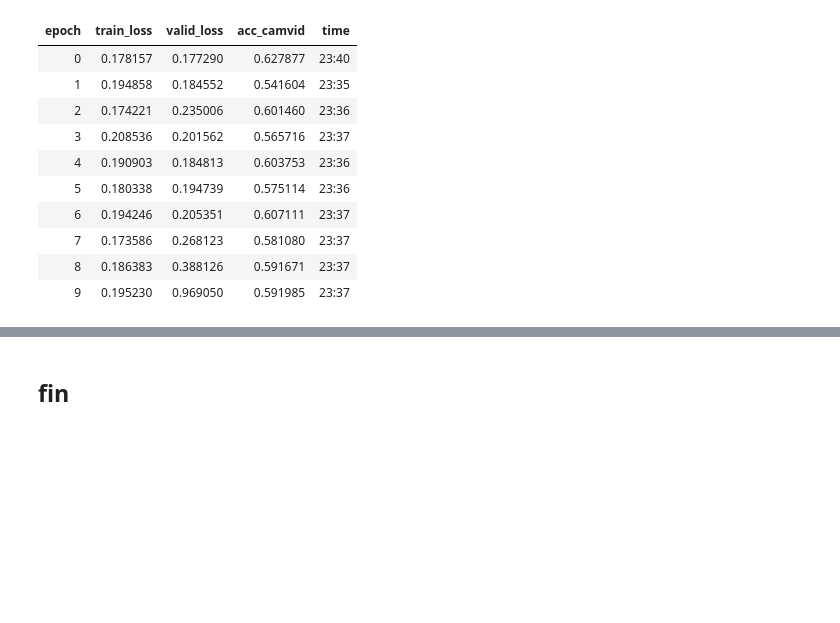
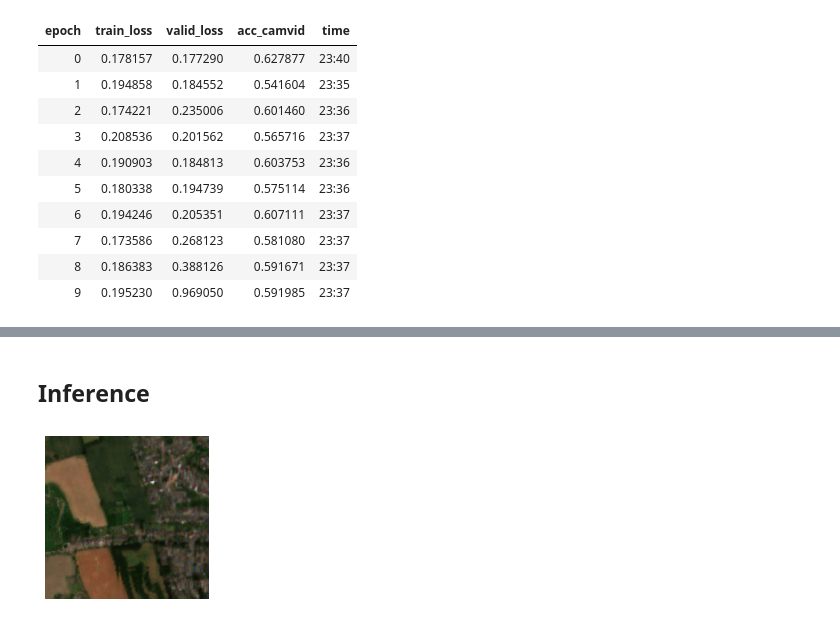
Before and after one commit to jlgao2/FYP-Public, a Jupyter notebook: sem_seg_large.ipynb, the cells around one changed output, grey strips where cells are left out. Saved outputs shown, nothing was run; the diff lists cells and outputs as text; code cells hidden in the pictures; blank space fills up the shorter version.

```diff
--- a/sem_seg_large.ipynb
+++ b/sem_seg_large.ipynb
@@ -257,2 +281,9 @@ learn.show_results(rows=3, figsize=(10,10))
 # %% [markdown]
-## fin
+## Inference
+# %%
+path_infer = img_path+'/S2-esrgan'
+il = ImageList.from_folder(path_infer)
+# %%
+il[5].show()
+# %% [output]
+[figure, added]
```
Also changed, not shown: parts of 18 cells of this notebook.
